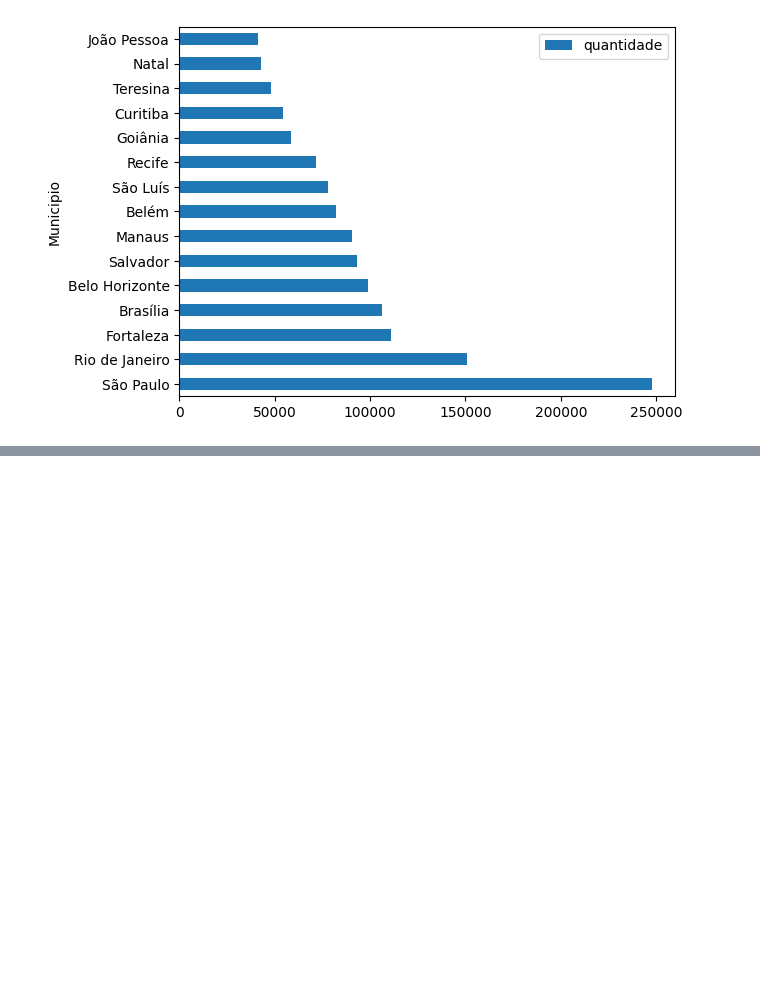
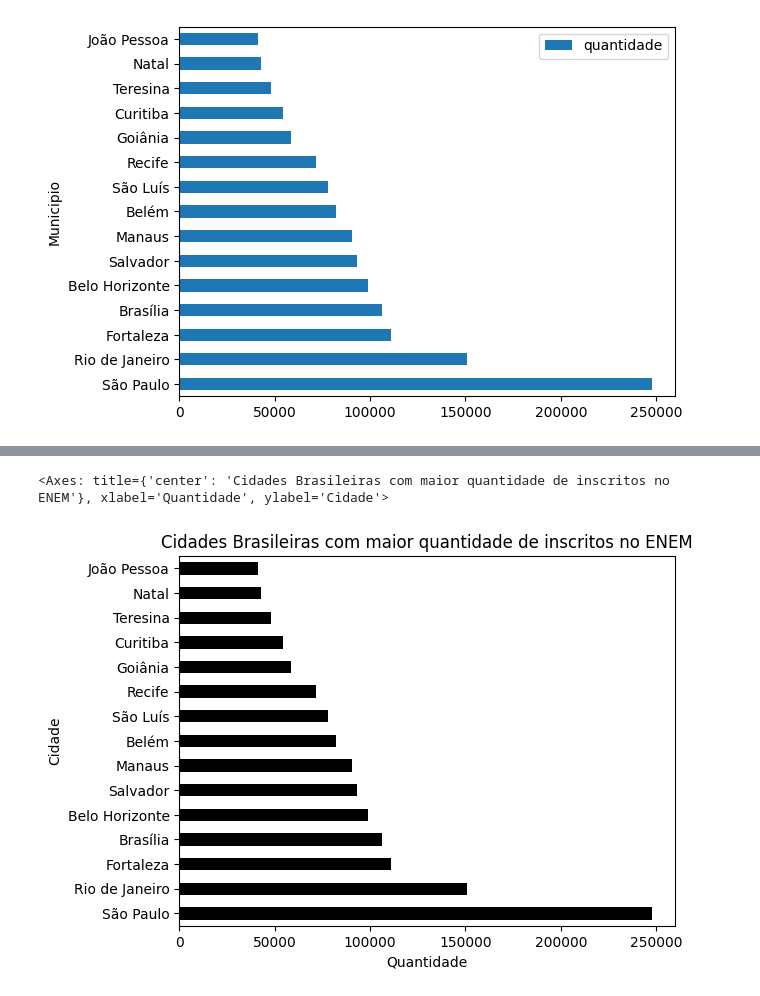
Before and after one commit to Rmcstt/Bootcamp-Data-Analytics, a Jupyter notebook: aula05.ipynb, the cells around one changed output, grey strips where cells are left out. Saved outputs shown, nothing was run; the diff lists cells and outputs as text; code cells hidden in the pictures; blank space fills up the shorter version.

```diff
--- a/aula05.ipynb
+++ b/aula05.ipynb
@@ -700,0 +703,19 @@ Name: count, Length: 1690, dtype: int64
+# %%
+(
+    df.NO_MUNICIPIO_PROVA
+    .value_counts()
+    .reset_index()
+    .rename(columns = {'NO_MUNICIPIO_PROVA': 'Cidade','count': 'quantidade'})
+    .nlargest(n = 15, columns = 'quantidade')
+    .set_index('Cidade')
+    .plot(
+        kind = 'barh',
+        color = 'black',
+        legend = False,
+        xlabel = 'Quantidade',
+        title = 'Cidades Brasileiras com maior quantidade de inscritos no ENEM'
+    )
+)
+# %% [output]
+<Axes: title={'center': 'Cidades Brasileiras com maior quantidade de inscritos no ENEM'}, xlabel='Quantidade', ylabel='Cidade'>
+[figure, added]
```
Also changed, not shown: parts of 47 cells of this notebook.
